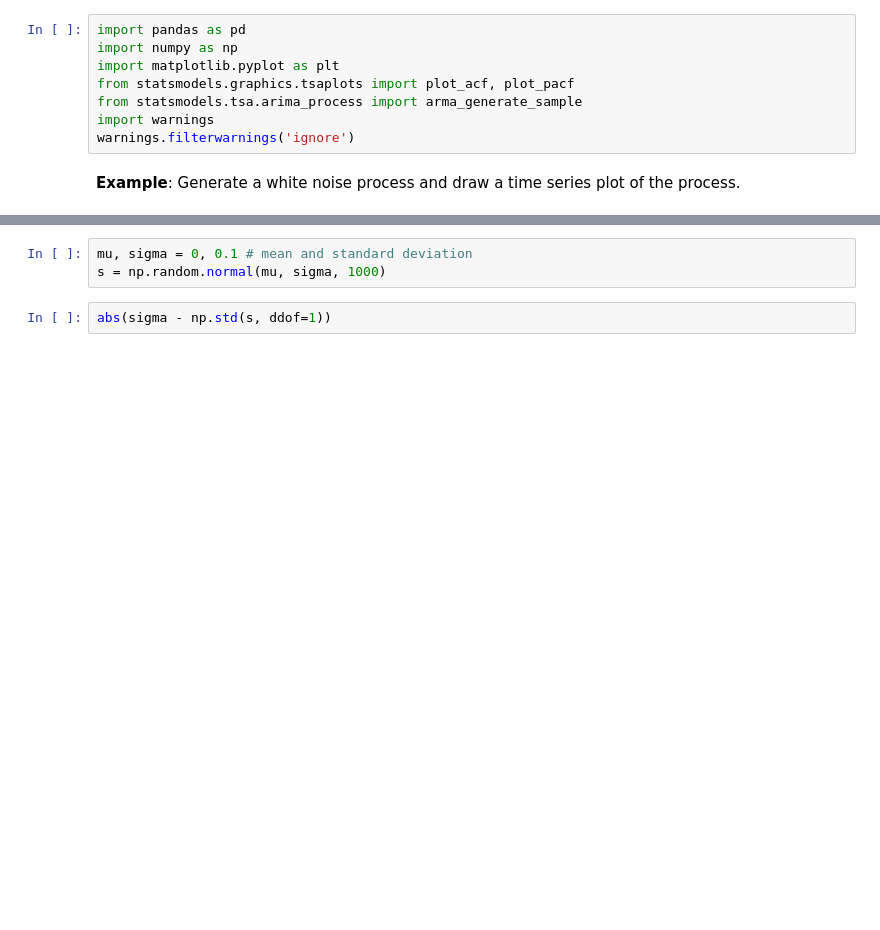
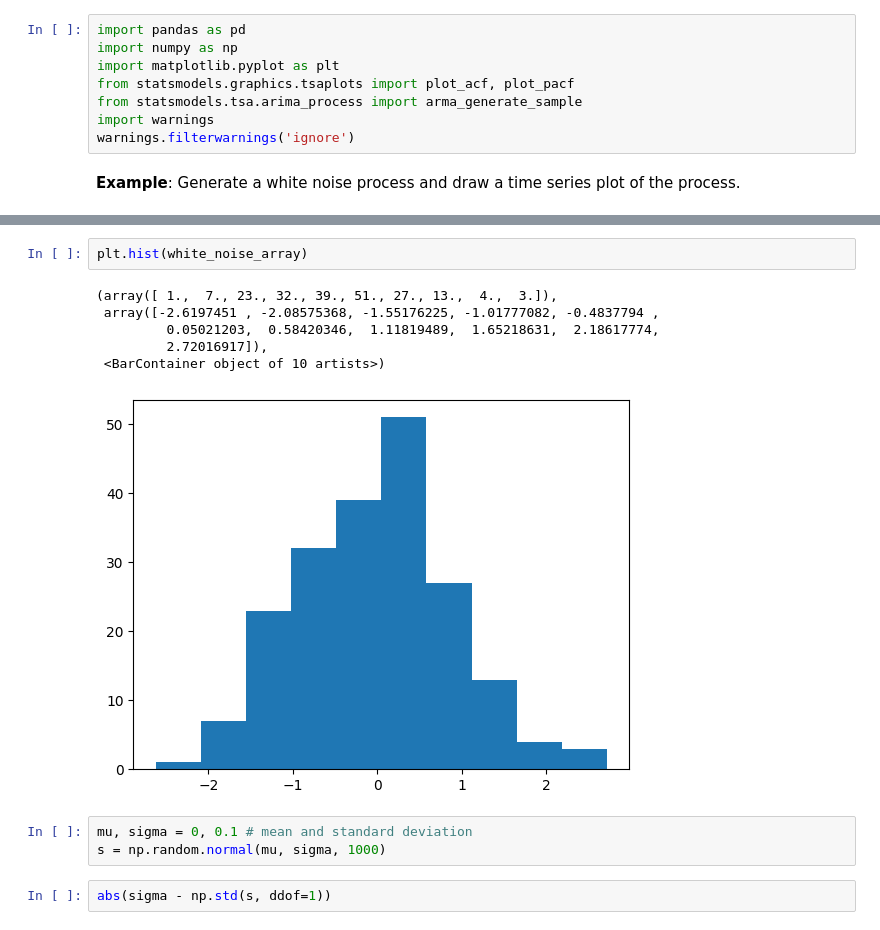
Before and after one commit to hniu-tamu/ds_energy, a Jupyter notebook: time_series/2_Time_Series_Model_and_Forecasting.ipynb, the cells around one changed output, grey strips where cells are left out. Saved outputs shown, nothing was run; the diff lists cells and outputs as text; blank space fills up the shorter version.

```diff
--- a/time_series/2_Time_Series_Model_and_Forecasting.ipynb
+++ b/time_series/2_Time_Series_Model_and_Forecasting.ipynb
@@ -50,3 +50,12 @@ plt.show()
+# %%
+plt.hist(white_noise_array)
+# %% [output]
+(array([ 1.,  7., 23., 32., 39., 51., 27., 13.,  4.,  3.]),
+ array([-2.6197451 , -2.08575368, -1.55176225, -1.01777082, -0.4837794 ,
+         0.05021203,  0.58420346,  1.11819489,  1.65218631,  2.18617774,
+         2.72016917]),
+ <BarContainer object of 10 artists>)
+[figure, added]
 # %%
 mu, sigma = 0, 0.1 # mean and standard deviation
 s = np.random.normal(mu, sigma, 1000)
```
Also changed, not shown: parts of 11 cells of this notebook.
